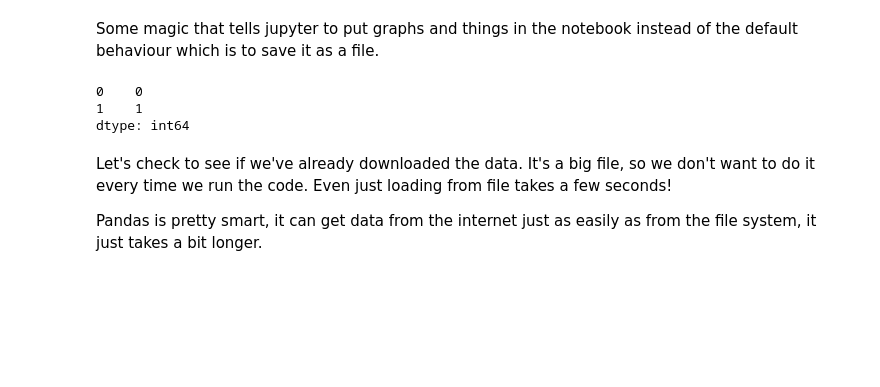
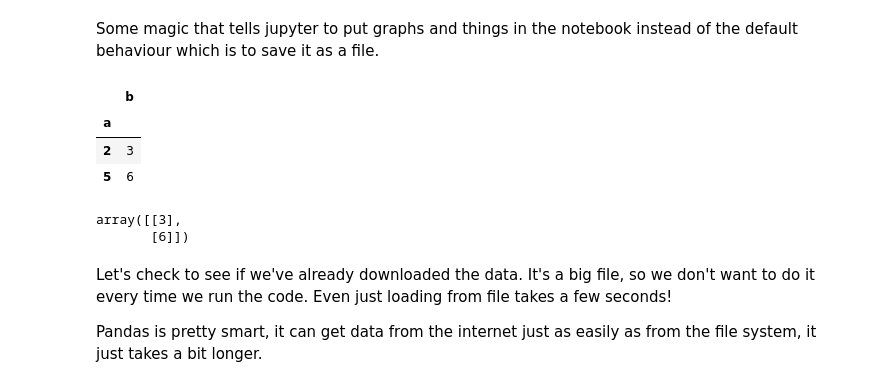
Before and after one commit to sherry0303/code1161base, a Jupyter notebook: week6/basic_pandas.ipynb, the cells around one changed output. Drawn from its saved outputs; the diff is of its cells as text; code cells hidden in the pictures; blank space fills up the shorter version.

```diff
--- a/week6/basic_pandas.ipynb
+++ b/week6/basic_pandas.ipynb
@@ -12,9 +12,12 @@ import pandas as pd
 import os
 # %% [markdown]
 Some magic that tells jupyter to put graphs and things in the notebook instead of the default behaviour which is to save it as a file.
-# %%
-pd.Series(range(2))
-# %% [output]
-0    0
-1    1
-dtype: int64
+# %%
+x = pd.DataFrame([range(2,4),range(5, 7)], columns=['a', 'b'])
+# %%
+x
+# %% [output]
+|  | b |
+| a |  |
+| 2 | 3 |
+| 5 | 6 |
@@ -21,3 +26,8 @@ dtype: int64
+# %%
+x.values
+# %% [output]
+array([[3],
+       [6]])
 # %%
 %matplotlib inline
 plt.rcParams['figure.figsize'] = (20, 10)
```
Also changed, not shown: parts of 1 cell of this notebook.
